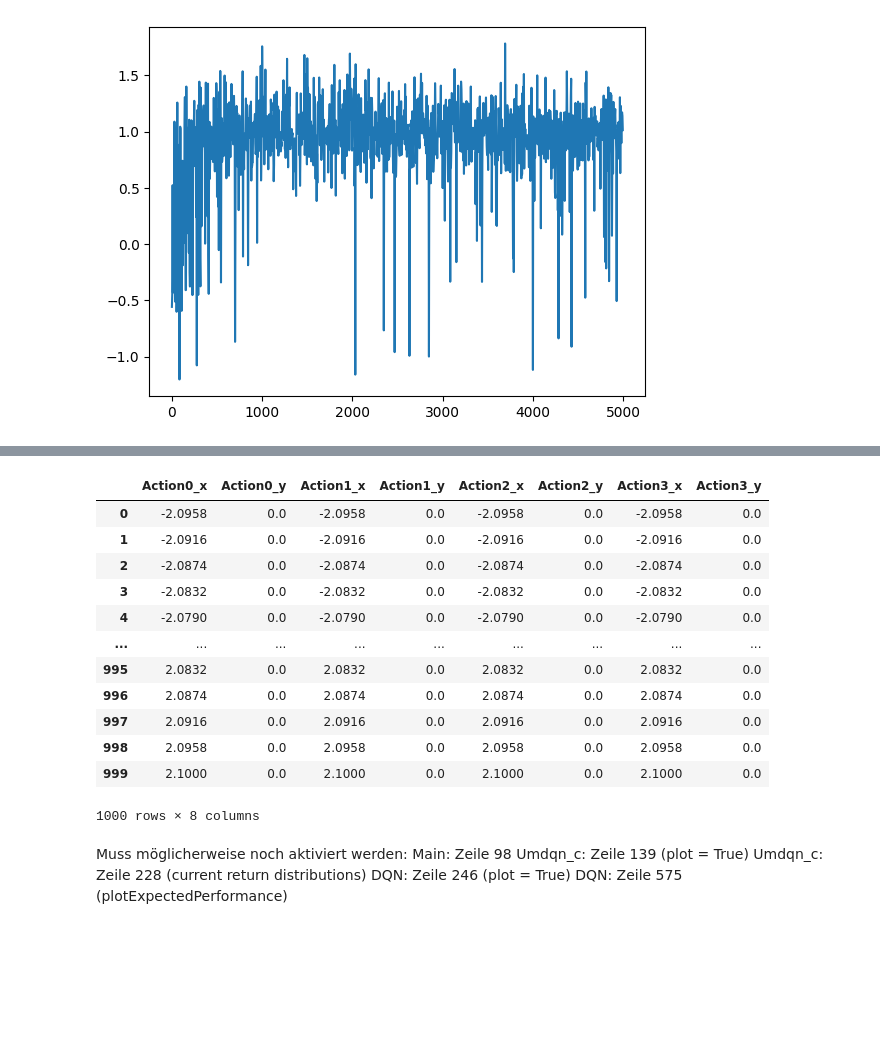
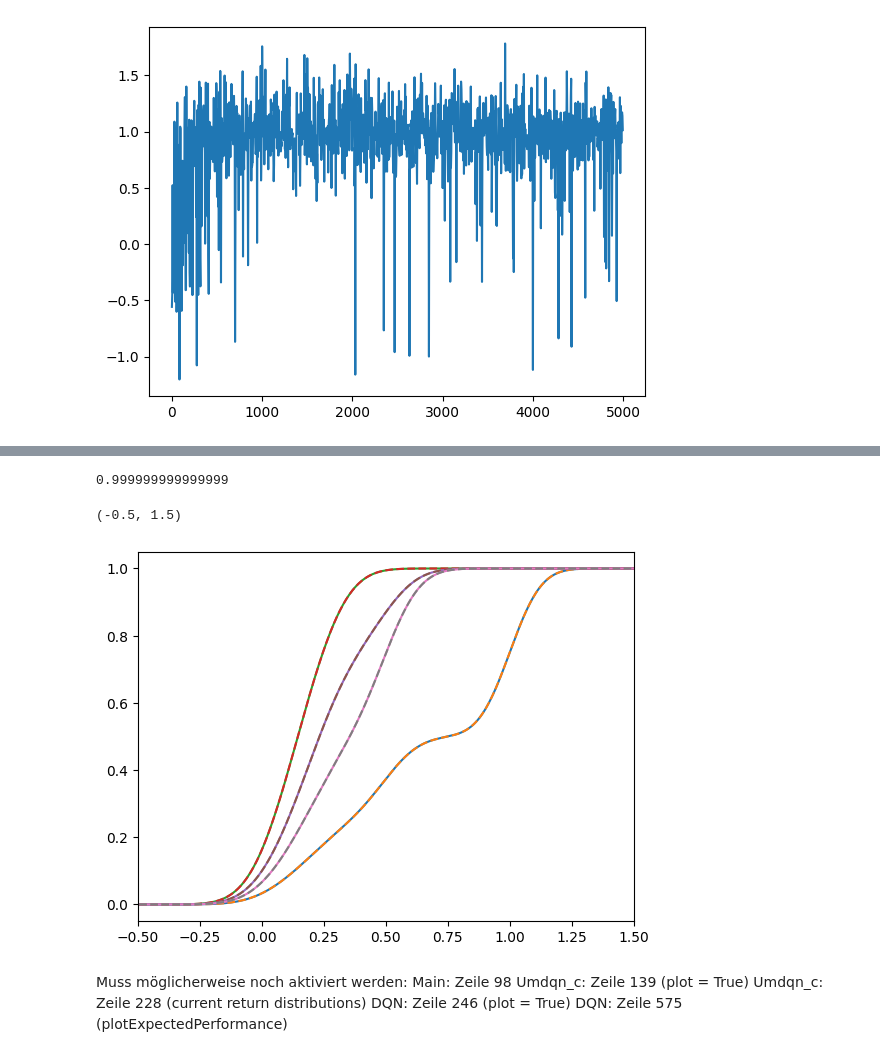
Before and after one commit to gearskill/ARL_UMDQN, a Jupyter notebook: Grafiken.ipynb, the cells around one changed output, grey strips where cells are left out. Saved outputs shown, nothing was run; the diff lists cells and outputs as text; code cells hidden in the pictures; blank space fills up the shorter version.

```diff
--- a/Grafiken.ipynb
+++ b/Grafiken.ipynb
@@ -53,21 +53,24 @@ mc_cdf_opt
 1000 rows × 8 columns
 # %%
-mc_cdf_trained = pd.read_csv("Previous_MC_distributions/MonteCarloPDF.csv").drop("Unnamed: 0", axis = 1)
-mc_cdf_trained
+mc_cdf_trained = pd.read_csv("Previous_MC_distributions/MonteCarloCDF.csv").drop("Unnamed: 0", axis = 1)
+mc_cdf_trained.equals(mc_cdf_opt)
+(mc_cdf_trained['Action3_y']==mc_cdf_opt['Action3_y'])
+mc_cdf_trained['Action3_y'][998]
 # %% [output]
-|  | Action0_x | Action0_y | Action1_x | Action1_y | Action2_x | Action2_y | Action3_x | Action3_y |
-| 0 | -2.0958 | 0.0 | -2.0958 | 0.0 | -2.0958 | 0.0 | -2.0958 | 0.0 |
-| 1 | -2.0916 | 0.0 | -2.0916 | 0.0 | -2.0916 | 0.0 | -2.0916 | 0.0 |
-| 2 | -2.0874 | 0.0 | -2.0874 | 0.0 | -2.0874 | 0.0 | -2.0874 | 0.0 |
-| 3 | -2.0832 | 0.0 | -2.0832 | 0.0 | -2.0832 | 0.0 | -2.0832 | 0.0 |
-| 4 | -2.0790 | 0.0 | -2.0790 | 0.0 | -2.0790 | 0.0 | -2.0790 | 0.0 |
-| ... | ... | ... | ... | ... | ... | ... | ... | ... |
-| 995 | 2.0832 | 0.0 | 2.0832 | 0.0 | 2.0832 | 0.0 | 2.0832 | 0.0 |
-| 996 | 2.0874 | 0.0 | 2.0874 | 0.0 | 2.0874 | 0.0 | 2.0874 | 0.0 |
-| 997 | 2.0916 | 0.0 | 2.0916 | 0.0 | 2.0916 | 0.0 | 2.0916 | 0.0 |
-| 998 | 2.0958 | 0.0 | 2.0958 | 0.0 | 2.0958 | 0.0 | 2.0958 | 0.0 |
-| 999 | 2.1000 | 0.0 | 2.1000 | 0.0 | 2.1000 | 0.0 | 2.1000 | 0.0 |
-1000 rows × 8 columns
+0.999999999999999
+# %%
+plt.plot(mc_cdf_trained['Action0_x'], mc_cdf_trained['Action0_y'])
+plt.plot(mc_cdf_opt['Action0_x'], mc_cdf_opt['Action0_y'], linestyle='--')
+plt.plot(mc_cdf_trained['Action1_x'], mc_cdf_trained['Action1_y'])
+plt.plot(mc_cdf_opt['Action1_x'], mc_cdf_opt['Action1_y'], linestyle='--')
+plt.plot(mc_cdf_trained['Action2_x'], mc_cdf_trained['Action2_y'])
+plt.plot(mc_cdf_opt['Action2_x'], mc_cdf_opt['Action2_y'], linestyle='--')
+plt.plot(mc_cdf_trained['Action3_x'], mc_cdf_trained['Action3_y'])
+plt.plot(mc_cdf_opt['Action3_x'], mc_cdf_opt['Action3_y'], linestyle='--')
+plt.xlim(-0.5, 1.5)
+# %% [output]
+(-0.5, 1.5)
+[figure, added]
 # %% [markdown]
 Muss möglicherweise noch aktiviert werden:
 Main: Zeile 98
```
Also changed, not shown: parts of 1 cell of this notebook.
